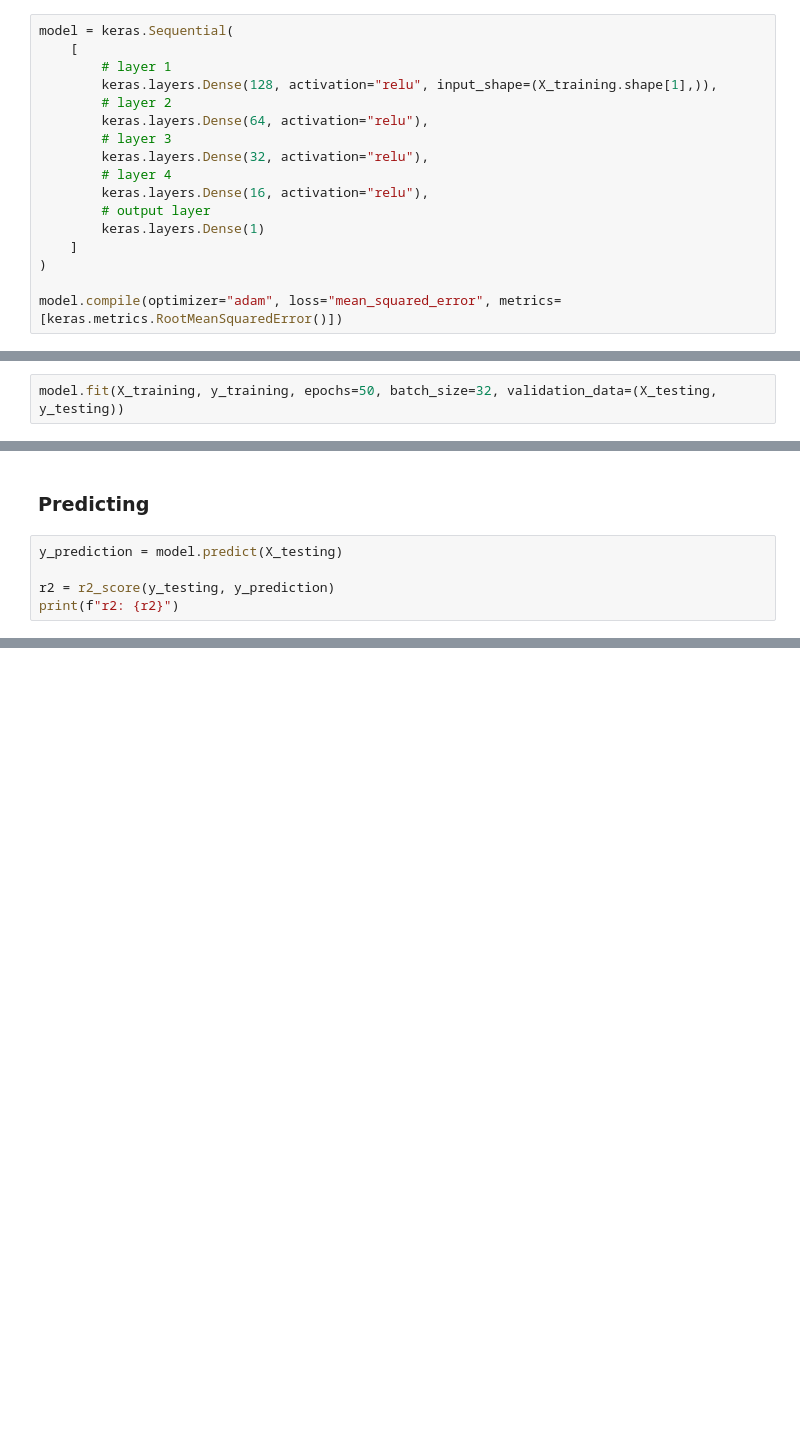
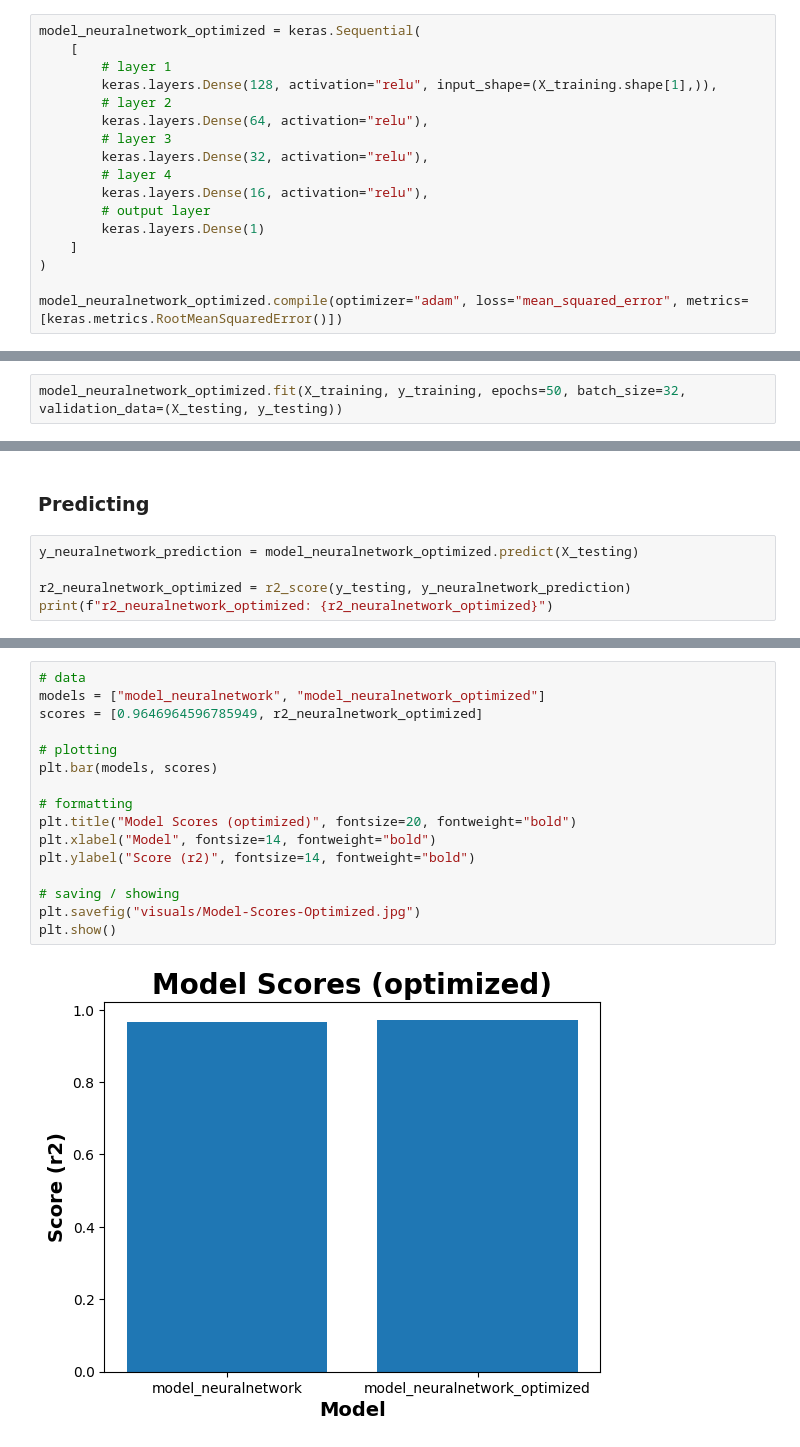
Before and after one commit to tghcb9/dataanalytics-project4-group11, a Jupyter notebook: submission/analysis/machine-learning/global-sales-model-optimized.ipynb, the cells around one changed output, grey strips where cells are left out. Cells and saved outputs as stored; diff of their text form; blank space fills up the shorter version.

Commit message:
Updated global-sales-model-optimized: added image and pickle file

```diff
--- a/submission/analysis/machine-learning/global-sales-model-optimized.ipynb
+++ b/submission/analysis/machine-learning/global-sales-model-optimized.ipynb
@@ -39,7 +43,7 @@ X_testing = scaler.fit_transform(X_testing)
 # %% [markdown]
 ### Building the regression model (optimized)
 # %%
-model = keras.Sequential(
+model_neuralnetwork_optimized = keras.Sequential(
     [
         # layer 1
         keras.layers.Dense(128, activation="relu", input_shape=(X_training.shape[1],)),
@@ -54,10 +58,10 @@ model = keras.Sequential(
     ]
 )
 
-model.compile(optimizer="adam", loss="mean_squared_error", metrics=[keras.metrics.RootMeanSquaredError()])
+model_neuralnetwork_optimized.compile(optimizer="adam", loss="mean_squared_error", metrics=[keras.metrics.RootMeanSquaredError()])
 # %% [markdown]
 ### Training and evaluating the regression model
 # %%
-model.fit(X_training, y_training, epochs=50, batch_size=32, validation_data=(X_testing, y_testing))
+model_neuralnetwork_optimized.fit(X_training, y_training, epochs=50, batch_size=32, validation_data=(X_testing, y_testing))
 # %% [output]
 Epoch 1/50
@@ -86,8 +90,8 @@ model.evaluate(X_testing, y_testing)
 # %% [markdown]
 ### Predicting
 # %%
-y_prediction = model.predict(X_testing)
+y_neuralnetwork_prediction = model_neuralnetwork_optimized.predict(X_testing)
 
-r2 = r2_score(y_testing, y_prediction)
-print(f"r2: {r2}")
+r2_neuralnetwork_optimized = r2_score(y_testing, y_neuralnetwork_prediction)
+print(f"r2_neuralnetwork_optimized: {r2_neuralnetwork_optimized}")
 # %% [output]
@@ -95,0 +109,18 @@ r2: 0.9634942874587896
+# %%
+# data
+models = ["model_neuralnetwork", "model_neuralnetwork_optimized"]
+scores = [0.9646964596785949, r2_neuralnetwork_optimized]
+
+# plotting
+plt.bar(models, scores)
+
+# formatting
+plt.title("Model Scores (optimized)", fontsize=20, fontweight="bold")
+plt.xlabel("Model", fontsize=14, fontweight="bold")
+plt.ylabel("Score (r2)", fontsize=14, fontweight="bold")
+
+# saving / showing
+plt.savefig("visuals/Model-Scores-Optimized.jpg")
+plt.show()
+# %% [output]
+[figure, added]
```
Also changed, not shown: parts of 9 cells of this notebook, 5 other files.
